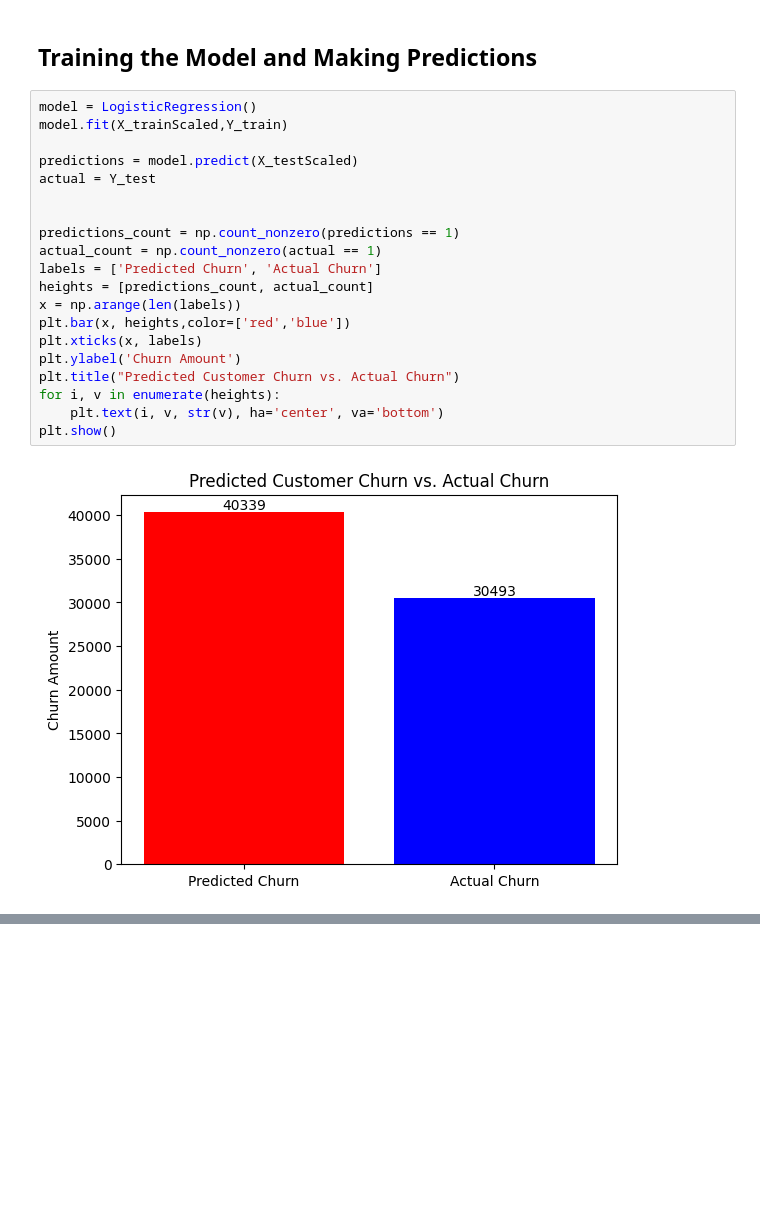
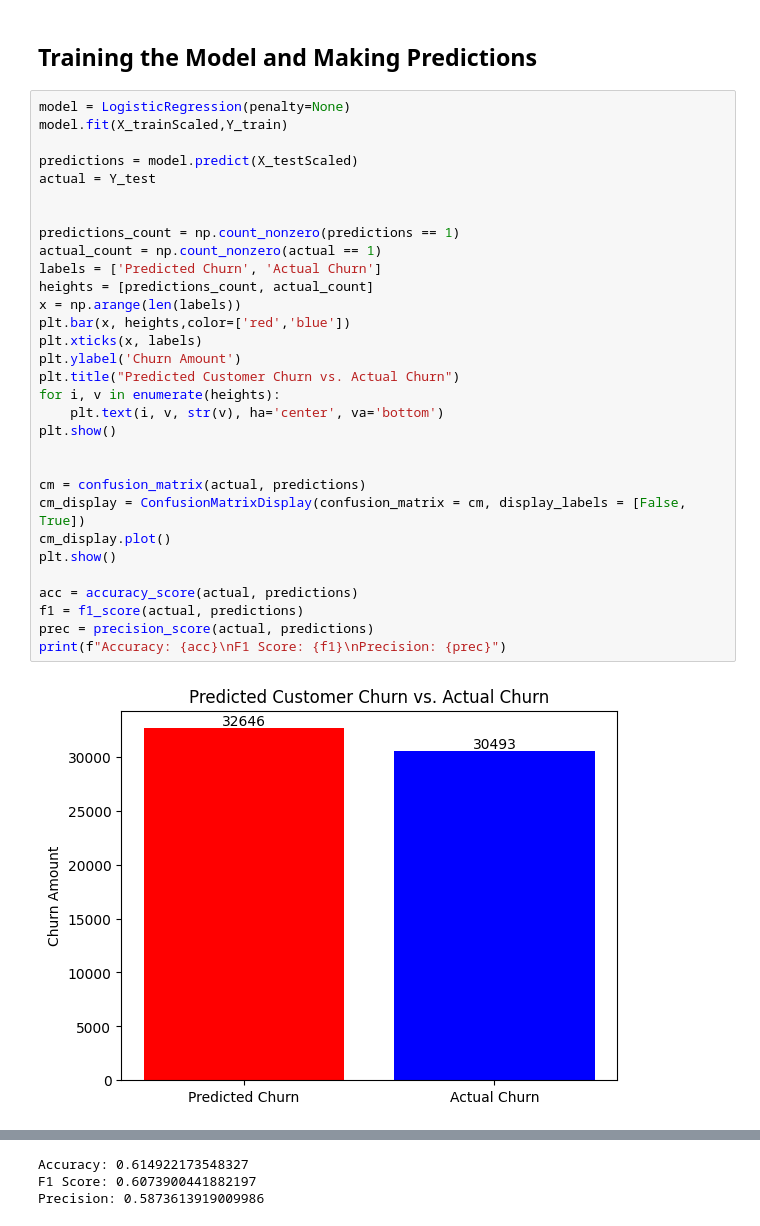
Before and after one commit to AnthonyValenti/Customer-Churn-Predictor, a Jupyter notebook: Customer_Churn.ipynb, the cells around one changed output, grey strips where cells are left out. Saved outputs shown, nothing was run; the diff lists cells and outputs as text; blank space fills up the shorter version.

```diff
--- a/Customer_Churn.ipynb
+++ b/Customer_Churn.ipynb
@@ -74,24 +78,35 @@ Before deploying any model we can use a simple correlation matrix to see how the
 # %% [markdown]
 ## **Training the Model and Making Predictions**
 # %%
-model = LogisticRegression()
+model = LogisticRegression(penalty=None)
 model.fit(X_trainScaled,Y_train)
 
 predictions = model.predict(X_testScaled)
 actual = Y_test
 
 
 predictions_count = np.count_nonzero(predictions == 1)
 actual_count = np.count_nonzero(actual == 1)
 labels = ['Predicted Churn', 'Actual Churn']
 heights = [predictions_count, actual_count]
 x = np.arange(len(labels))
 plt.bar(x, heights,color=['red','blue'])
 plt.xticks(x, labels)
 plt.ylabel('Churn Amount')
 plt.title("Predicted Customer Churn vs. Actual Churn")
 for i, v in enumerate(heights):
     plt.text(i, v, str(v), ha='center', va='bottom')
 plt.show()
+
+
+cm = confusion_matrix(actual, predictions)
+cm_display = ConfusionMatrixDisplay(confusion_matrix = cm, display_labels = [False, True])
+cm_display.plot()
+plt.show()
+
+acc = accuracy_score(actual, predictions)
+f1 = f1_score(actual, predictions)
+prec = precision_score(actual, predictions)
+print(f"Accuracy: {acc}\nF1 Score: {f1}\nPrecision: {prec}")
 # %% [output]
-[figure, old version]
+[figure, new version]
@@ -97,0 +114,3 @@ plt.show()
+Accuracy: 0.614922173548327
+F1 Score: 0.6073900441882197
+Precision: 0.5873613919009986
```
Also changed, not shown: parts of 2 cells of this notebook.
